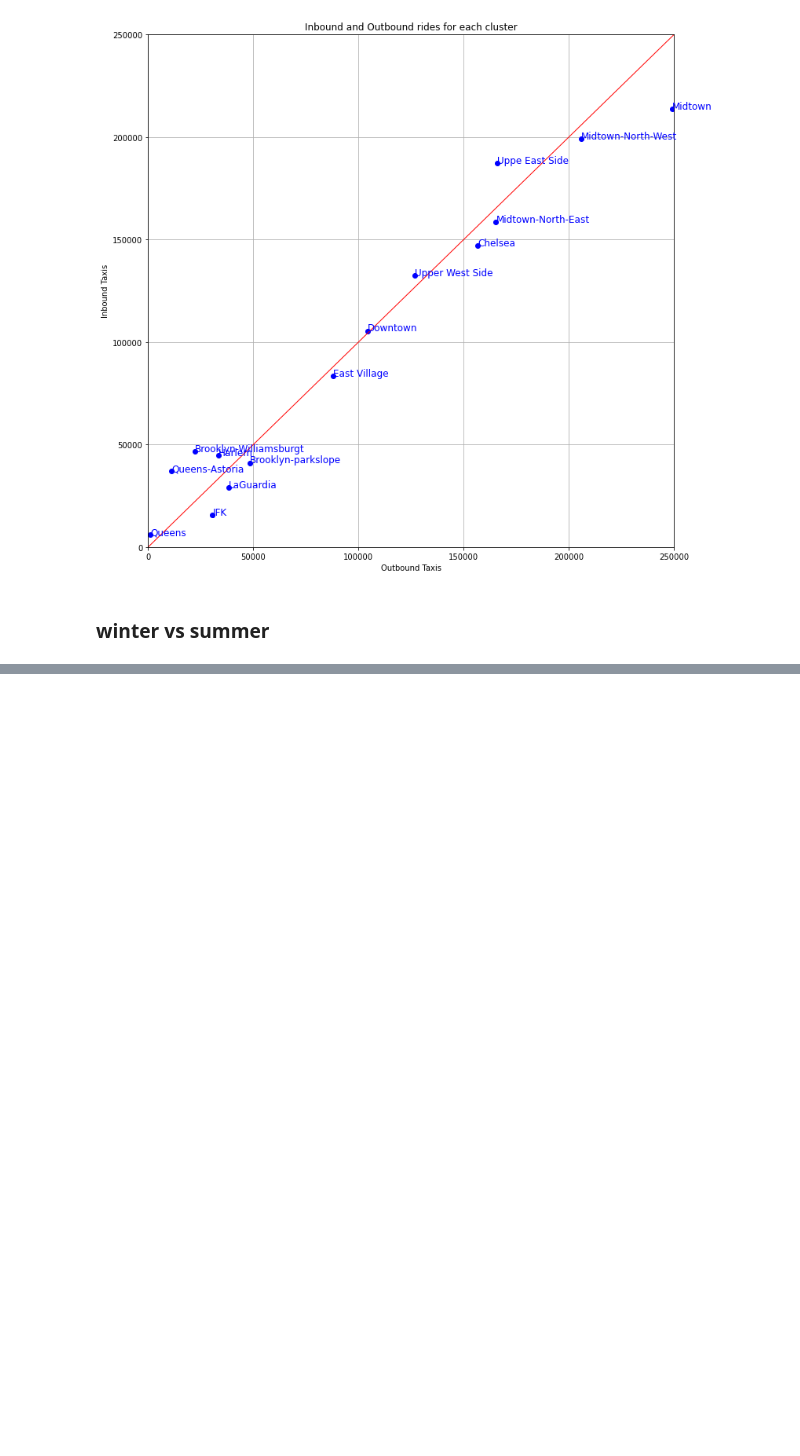
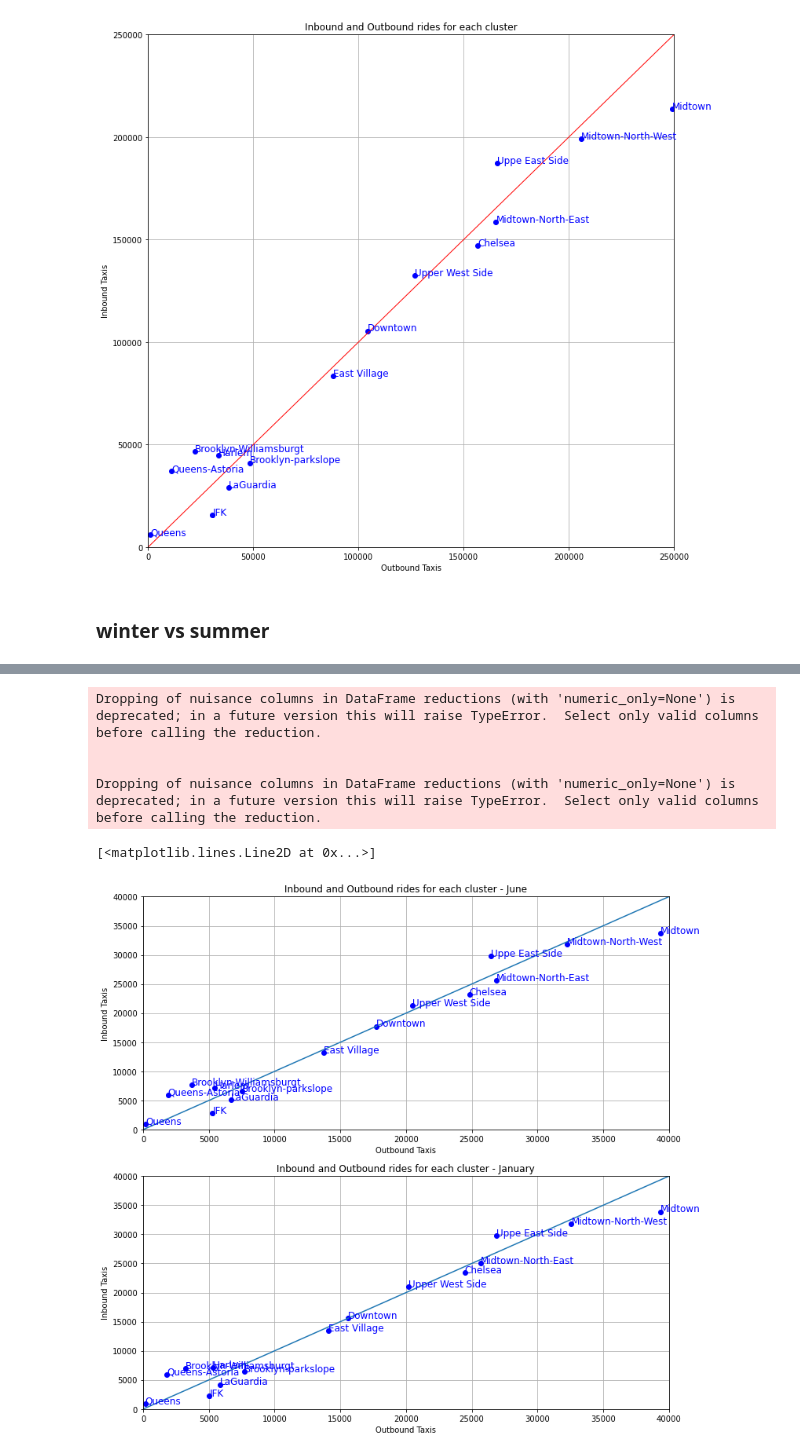
Before and after one commit to sinjy1203/kaggle_studying, a Jupyter notebook: Tabular_regression_Taxi-Trip-Duration_1.ipynb, the cells around one changed output, grey strips where cells are left out. Cells and saved outputs as stored; diff of their text form; code cells hidden in the pictures; blank space fills up the shorter version.

```diff
--- a/Tabular_regression_Taxi-Trip-Duration_1.ipynb
+++ b/Tabular_regression_Taxi-Trip-Duration_1.ipynb
@@ -286,3 +286,5 @@ Text(0.5, 1.0, 'Inbound and Outbound rides for each cluster')
 [figure]
 # %% [markdown]
 ### winter vs summer
+# %%
+df['pickup_month'] = df.pickup_datetime.apply(lambda x: parser.parse(x).month)
@@ -288,0 +306,42 @@ Text(0.5, 1.0, 'Inbound and Outbound rides for each cluster')
+# %%
+fig, ax = plt.subplots(2, figsize=(12, 12))
+
+rides_df = pd.DataFrame(columns=neighborhood.values())
+rides_df['name'] = neighborhood.values()
+rides_df.index = rides_df.name
+
+for col in rides_df.columns[:-1]:
+    rides_df[col] = rides_df.name.apply(lambda x: len(df[(df.pickup_neighborhood == x) & (df.dropoff_neighborhood == col) & (df.pickup_month == 6)]))
+for i in range(len(rides_df)):
+    ax[0].plot(rides_df.sum(axis=1)[i], rides_df.sum(axis=0)[i], 'o', color='b')
+    ax[0].annotate(rides_df.index.tolist()[i], (rides_df.sum(axis=1)[i], rides_df.sum(axis=0)[i]), color='b', fontsize=12)
+
+ax[0].grid('off')
+ax[0].set_xlabel('Outbound Taxis')
+ax[0].set_ylabel('Inbound Taxis')
+ax[0].set_title('Inbound and Outbound rides for each cluster - June')
+ax[0].set_xlim([0, 40000])
+ax[0].set_ylim([0,40000])
+ax[0].plot([0,40000],[0,40000])
+
+for col in rides_df.columns[:-1]:
+    rides_df[col] = rides_df.name.apply(lambda x: len(df[(df.pickup_neighborhood == x) & (df.dropoff_neighborhood == col) & (df.pickup_month == 1)]))
+rides_df = rides_df.drop('name', axis = 1)
+for i in range(len(rides_df)):
+    ax[1].plot(rides_df.sum(axis = 1)[i],rides_df.sum(axis = 0)[i],'o', color = 'b')
+    ax[1].annotate(rides_df.index.tolist()[i], (rides_df.sum(axis = 1)[i],rides_df.sum(axis = 0)[i]), color = 'b', fontsize = 12)
+
+ax[1].grid('off')
+ax[1].set_xlabel('Outbound Taxis')
+ax[1].set_ylabel('Inbound Taxis')
+ax[1].set_title('Inbound and Outbound rides for each cluster - January')
+ax[1].set_xlim([0,40000])
+ax[1].set_ylim([0,40000])
+ax[1].plot([0,40000],[0,40000])
+# %% [output]
+Dropping of nuisance columns in DataFrame reductions (with 'numeric_only=None') is deprecated; in a future version this will raise TypeError.  Select only valid columns before calling the reduction.
+
+
+Dropping of nuisance columns in DataFrame reductions (with 'numeric_only=None') is deprecated; in a future version this will raise TypeError.  Select only valid columns before calling the reduction.
+[<matplotlib.lines.Line2D at 0x...>]
+[figure, added]
```
Also changed, not shown: parts of 2 cells of this notebook, 2 other files.
